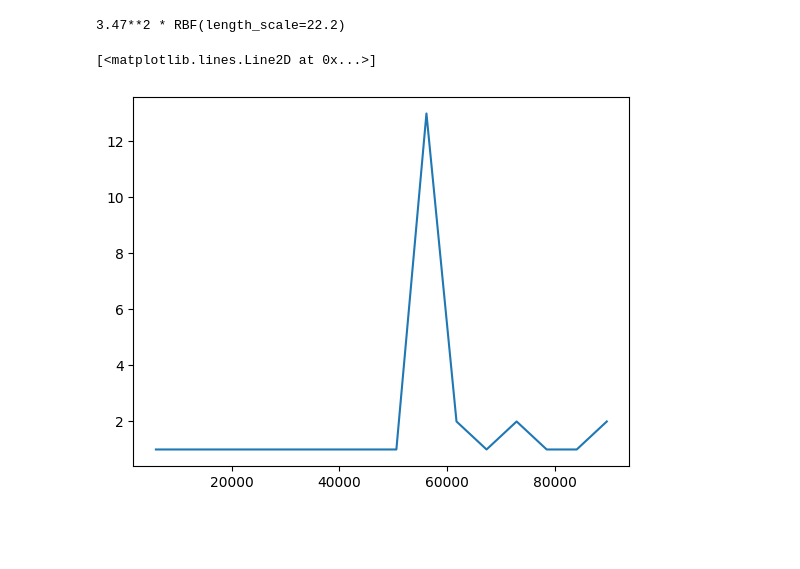
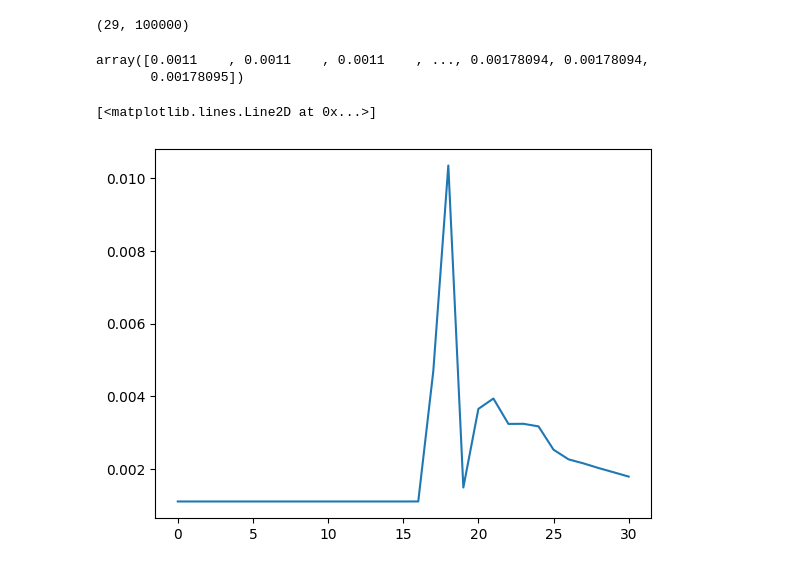
Before and after one commit to elcosas/SPAD_Regression_Research, a Jupyter notebook: Notebooks/Testing.ipynb, the cells around one changed output. Saved outputs shown, nothing was run; the diff lists cells and outputs as text; code cells hidden in the pictures; blank space fills up the shorter version.

```diff
--- a/Notebooks/Testing.ipynb
+++ b/Notebooks/Testing.ipynb
@@ -3,4 +3,4 @@ import numpy as np
 import matplotlib.pyplot as plt
 # %%
 bds = np.load("../Prop_Notebooks/edh_boundaries.npy")
-plt.hist(bds[1, :], bins=32)
+tr = np.load("../Prop_Notebooks/transients_interp.npy")
@@ -45,15 +14,18 @@ plt.scatter(bd1_hist[1][:-1], bd1_hist[0])
-# %%
-from sklearn.gaussian_process import GaussianProcessRegressor
-from sklearn.gaussian_process.kernels import RBF
-
-kernel = 1 * RBF(length_scale=1.0, length_scale_bounds=(1e-2, 1e2))
-gaussian_process = GaussianProcessRegressor(kernel=kernel, n_restarts_optimizer=9)
-gaussian_process.fit(bd1_hist[1][:-1].reshape(-1, 1), bd1_hist[0])
-gaussian_process.kernel_
-# %% [output]
-3.47**2 * RBF(length_scale=22.2)
-# %%
-plt.plot(bd1_hist[1][:-1], gaussian_process.predict(bd1_hist[1][:-1].reshape(-1, 1)))
-# %% [output]
-[<matplotlib.lines.Line2D at 0x...>]
-[figure, removed]
+# %%
+tr.shape
+# %% [output]
+(29, 100000)
+# %%
+tr[0, :]
+# %% [output]
+array([0.0011    , 0.0011    , 0.0011    , ..., 0.00178094, 0.00178094,
+       0.00178095])
+# %%
+tr1s = np.array_split(tr[0, :], 31)
+for i, arr in enumerate(tr1s):
+    tr1s[i] = np.mean(arr)
+bd1 = list(range(0, np.max(bds[0, :]), np.max(bds[0, :]) // 31))
+plt.plot(tr1s)
+# %% [output]
+[<matplotlib.lines.Line2D at 0x...>]
+[figure, added]
```
Also changed, not shown: parts of 13 cells of this notebook.
